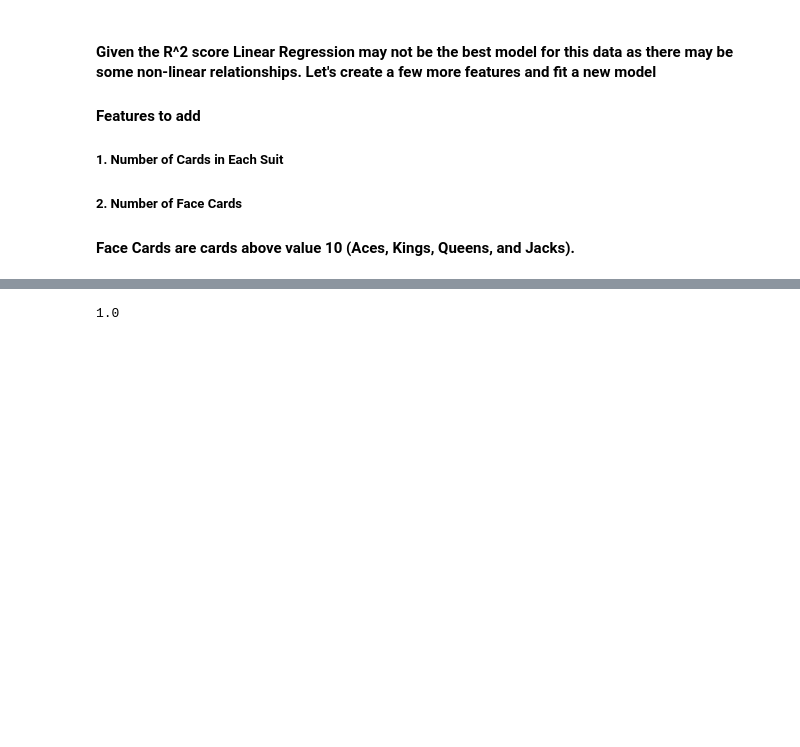
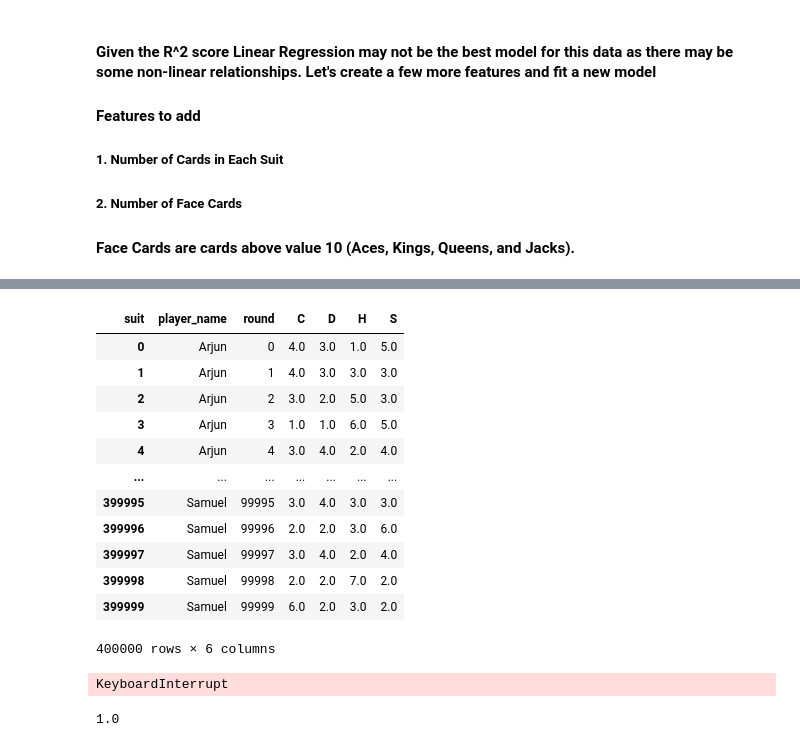
Before and after one commit to blh119/Data-Mining-Final-Project, a Jupyter notebook: Spades Analysis.ipynb, the cells around one changed output, grey strips where cells are left out. Drawn from its saved outputs; the diff is of its cells as text; code cells hidden in the pictures; blank space fills up the shorter version.

```diff
--- a/Spades Analysis.ipynb
+++ b/Spades Analysis.ipynb
@@ -395,0 +441,17 @@ coefficients_data.sort_values(ascending = False, by = "coefficient_norm")
+# %%
+
+player_player_hands_by_round_with_tricks_filterd_wide
+# %% [output]
+| suit | player_name | round | C | D | H | S |
+| 0 | Arjun | 0 | 4.0 | 3.0 | 1.0 | 5.0 |
+| 1 | Arjun | 1 | 4.0 | 3.0 | 3.0 | 3.0 |
+| 2 | Arjun | 2 | 3.0 | 2.0 | 5.0 | 3.0 |
+| 3 | Arjun | 3 | 1.0 | 1.0 | 6.0 | 5.0 |
+| 4 | Arjun | 4 | 3.0 | 4.0 | 2.0 | 4.0 |
+| ... | ... | ... | ... | ... | ... | ... |
+| 399995 | Samuel | 99995 | 3.0 | 4.0 | 3.0 | 3.0 |
+| 399996 | Samuel | 99996 | 2.0 | 2.0 | 3.0 | 6.0 |
+| 399997 | Samuel | 99997 | 3.0 | 4.0 | 2.0 | 4.0 |
+| 399998 | Samuel | 99998 | 2.0 | 2.0 | 7.0 | 2.0 |
+| 399999 | Samuel | 99999 | 6.0 | 2.0 | 3.0 | 2.0 |
+400000 rows × 6 columns
@@ -410,6 +481,9 @@ player_hands_by_round_with_tricks_long[["suit" , "card_rank" ]] = player_hands_b
 player_hands_by_round_with_tricks_long["card_rank"] = player_hands_by_round_with_tricks_long["card_rank"].astype(np.int64)
 player_hands_by_round_with_tricks_long["card_in_player_hand"] = player_hands_by_round_with_tricks_long["card_in_player_hand"].astype(np.int64)
 
+pl
+
+'''
 player_hands_by_round_with_tricks_long["number_of_spades"] = player_hands_by_round_with_tricks_long.groupby(["player_name", "round"])["card_in_player_hand"].transform(
     lambda x: x[player_hands_by_round_with_tricks_long.loc[x.index, "suit"] == "S"].sum()
 )
@@ -429,6 +503,10 @@ player_hands_by_round_with_tricks_long["number_of_hearts"] = player_hands_by_rou
 player_hands_by_round_with_tricks_long["number_of_face_cards"] = player_hands_by_round_with_tricks_long.groupby(["player_name", "round"])["card_in_player_hand"].transform(
     lambda x: x[player_hands_by_round_with_tricks_long.loc[x.index, "card_rank"] >= 11].sum()
 )
+
+'''
+# %% [output]
+KeyboardInterrupt
 # %%
 player_hands_by_round_with_tricks_long = player_hands_by_round_with_tricks_long.group_by(["played_name", "round"]).assign(
 
```
Also changed, not shown: parts of 4 cells of this notebook.
